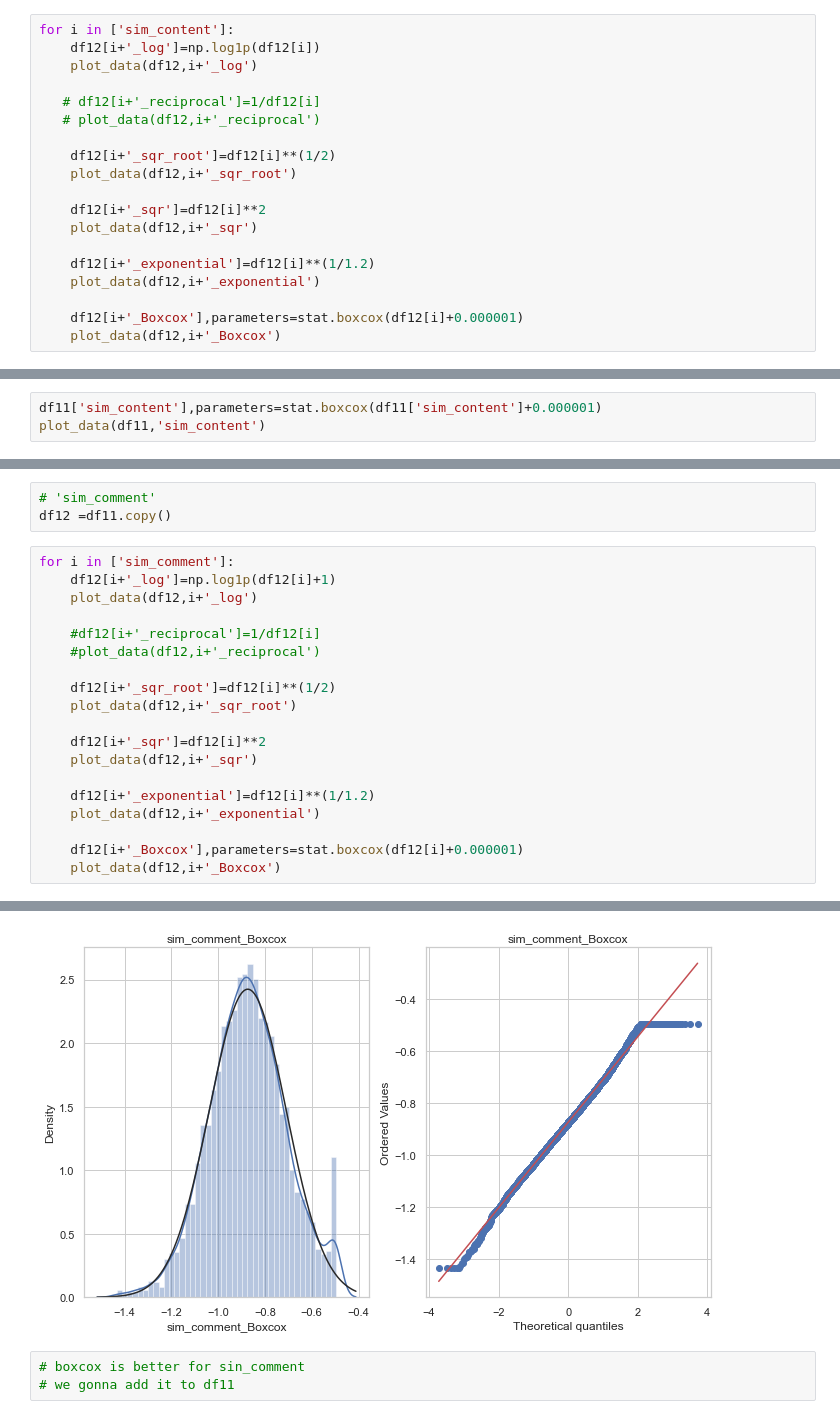
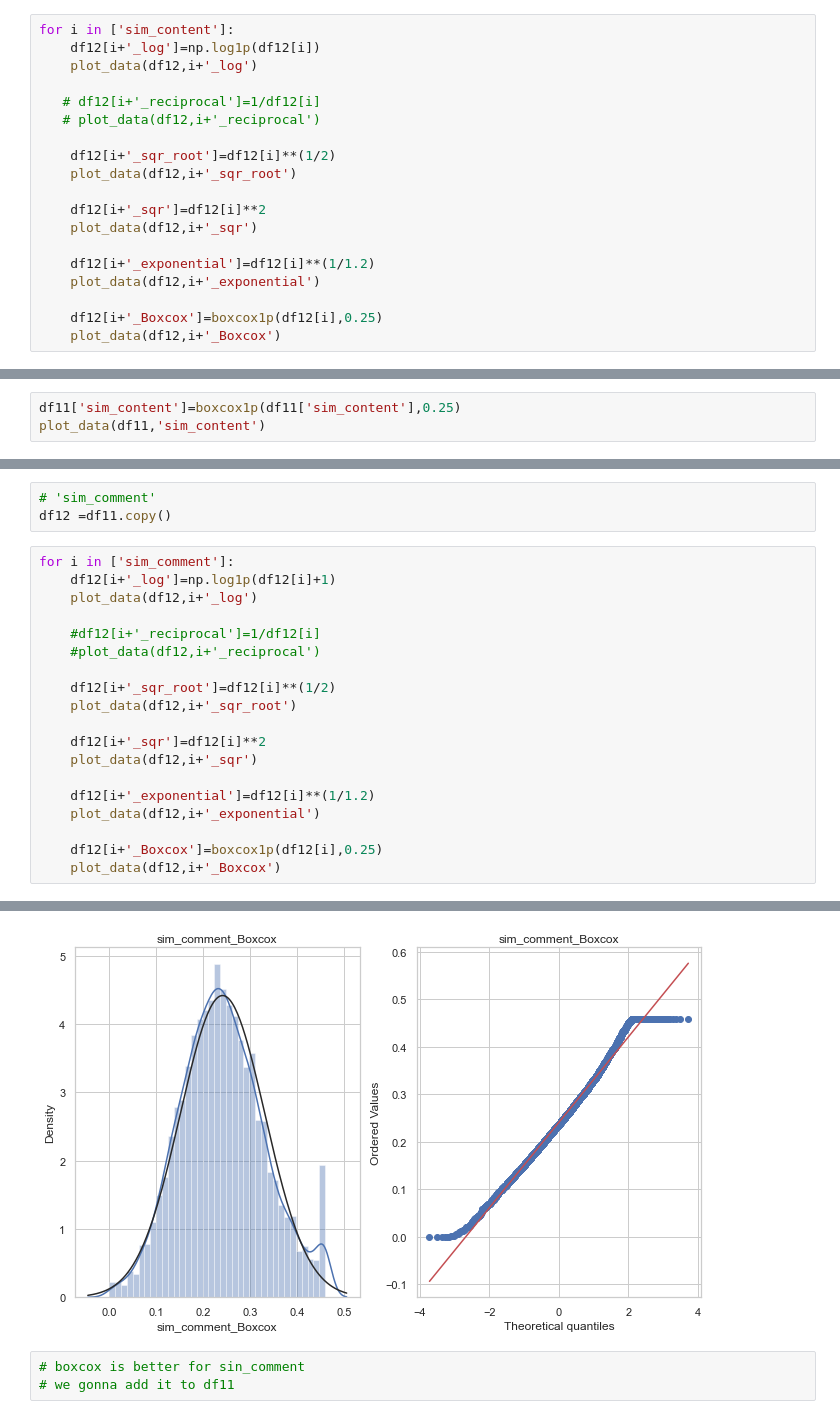
Before and after one commit to OvinduWijethunge/Machine_Learning_Projects, a Jupyter notebook: youtube spam classifier/EAD & FE.ipynb, the cells around one changed output, grey strips where cells are left out. Drawn from its saved outputs; the diff is of its cells as text.

```diff
--- a/youtube spam classifier/EAD & FE.ipynb
+++ b/youtube spam classifier/EAD & FE.ipynb
@@ -836,7 +837,7 @@ for i in ['sim_content']:
     df12[i+'_exponential']=df12[i]**(1/1.2)
     plot_data(df12,i+'_exponential')
 
-    df12[i+'_Boxcox'],parameters=stat.boxcox(df12[i]+0.000001)
+    df12[i+'_Boxcox']=boxcox1p(df12[i],0.25)
     plot_data(df12,i+'_Boxcox')
 # %% [output]
 skewness is 0.3165190656369744
@@ -853,6 +854,6 @@ skewness is -0.04354772653578609
 # boxcox transformation is better for sim_content
 # we gonna add it to df11
 # %%
-df11['sim_content'],parameters=stat.boxcox(df11['sim_content']+0.000001)
+df11['sim_content']=boxcox1p(df11['sim_content'],0.25)
 plot_data(df11,'sim_content')
 # %% [output]
@@ -878,7 +879,7 @@ for i in ['sim_comment']:
     df12[i+'_exponential']=df12[i]**(1/1.2)
     plot_data(df12,i+'_exponential')
 
-    df12[i+'_Boxcox'],parameters=stat.boxcox(df12[i]+0.000001)
+    df12[i+'_Boxcox']=boxcox1p(df12[i],0.25)
     plot_data(df12,i+'_Boxcox')
 # %% [output]
 skewness is 0.25957758213458343
@@ -893,4 +894,4 @@ skewness is -0.012121046966733766
-[figure, old version]
+[figure, new version]
 # %%
 # boxcox is better for sin_comment
 # we gonna add it to df11
```
Also changed, not shown: parts of 21 cells of this notebook, 3 other files.
